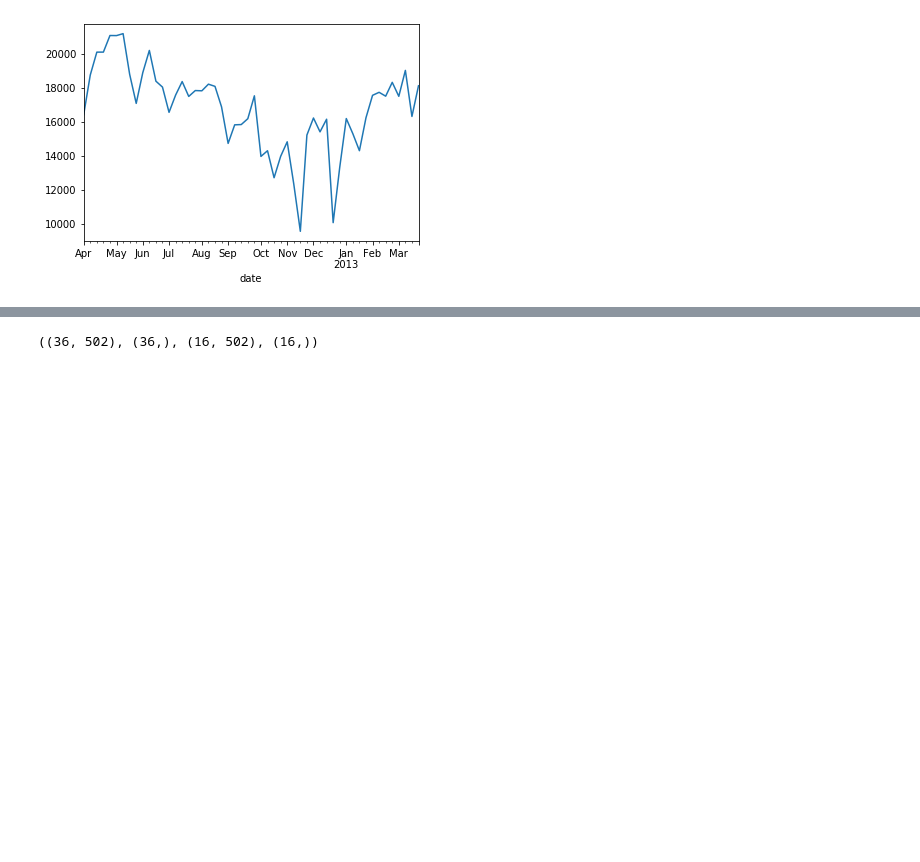
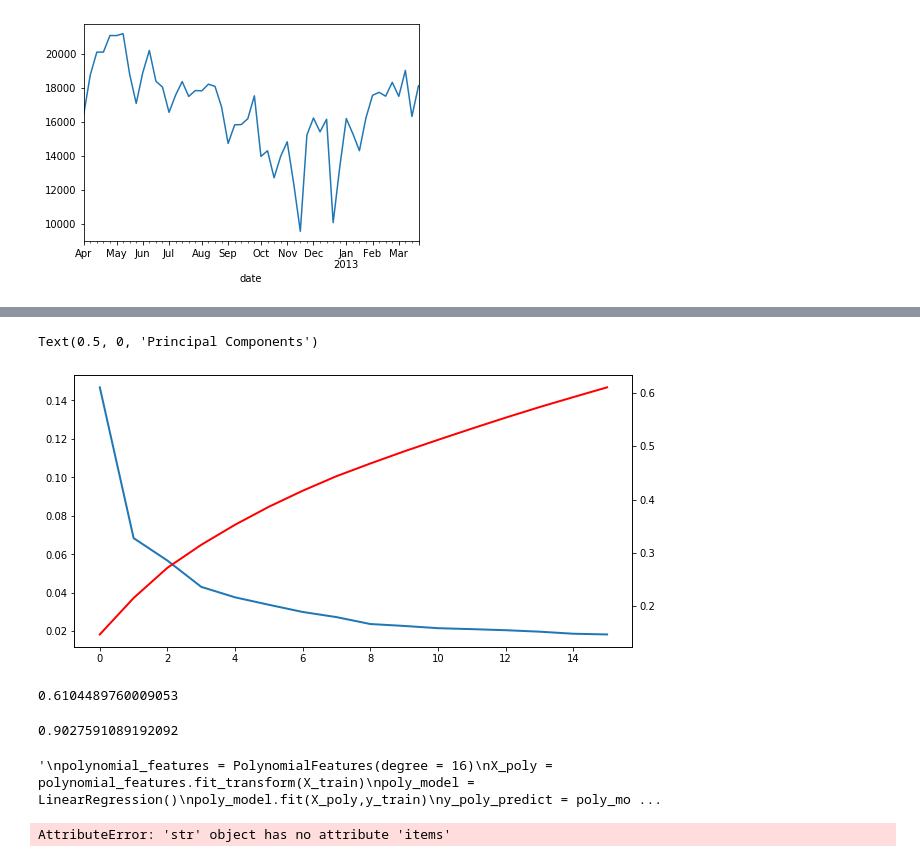
Before and after one commit to alwynpinto/Springboard, a Jupyter notebook: SandWiches.ipynb, the cells around one changed output, grey strips where cells are left out. Saved outputs shown, nothing was run; the diff lists cells and outputs as text; code cells hidden in the pictures; blank space fills up the shorter version.

```diff
--- a/SandWiches.ipynb
+++ b/SandWiches.ipynb
@@ -231,16 +298,71 @@ df_copy_week_description_corritems
+# %%
+# to be run with pca. n_components = 'None' to find out how many n_components  need to be run
+# In any case we can use only 16 components
+
+
+plt.figure(figsize= (10,5))
+ax1 = plt.subplot(111)
+ax2 = ax1.twinx()
+ax1.plot(pca.explained_variance_ratio_[:500], linewidth = 2)
+ax2.plot(pca.explained_variance_ratio_.cumsum()[:300], linewidth = 2, color = 'r')
+plt.xlabel('Principal Components')
+# %% [output]
+Text(0.5, 0, 'Principal Components')
+[figure, added]
+# %%
+pca.explained_variance_ratio_.sum()
+# %% [output]
+0.6104489760009053
+# %%
+#Train Test Split with DATA for SCALED DATA only with no PCA dimension reduction since LR and RFR
+# do not work with scaled PCA transformed data.
+
+scaler = StandardScaler()
+X_scaled = scaler.fit_transform(X)
+
+X_train, X_test, y_train, y_test = train_test_split(X_scaled, y, test_size=0.30, random_state=42)
+X_train.shape,y_train.shape,X_test.shape, y_test.shape
+
+
+
+# Run Linear Regression ########################
+lr_model = LinearRegression()
+lr_model.fit(X_train , y_train)
+y_lr_pred = lr_model.predict(X_test)
+r2_score(y_test , y_lr_pred)
+# %% [output]
+0.9027591089192092
+# %%
+# Run polynomial regression
+
+X_train, X_test, y_train, y_test = train_test_split(X_scaled, y, test_size=0.30, random_state=42)
+X_train.shape,y_train.shape,X_test.shape, y_test.shape
+
+'''
+polynomial_features = PolynomialFeatures(degree = 16)
+X_poly = polynomial_features.fit_transform(X_train)
+poly_model = LinearRegression()
+poly_model.fit(X_poly,y_train)
+y_poly_predict = poly_model.predict(X_test)
+poly_model.score(X_test , y_test)
+'''
+# %% [output]
+'\npolynomial_features = PolynomialFeatures(degree = 16)\nX_poly = polynomial_features.fit_transform(X_train)\npoly_model = LinearRegression()\npoly_model.fit(X_poly,y_train)\ny_poly_predict = poly_mo ...
 # %%
-# Define your dependent variables and target variable
-df_copy_week_description.reset_index().drop('date',axis=1,inplace = True)
-X = df_copy_week_description.loc[:,df_copy_week_description.columns != 'sales']
-y = df_copy_week_description.sales
-
-# Scale the data.
+# Try Feature hashing for feature extraction.....
+'''
 scaler = StandardScaler()
 X_scaled = scaler.fit_transform(X)
 
 
-#split data into Train and test after scaling data.
-X_train, X_test, y_train, y_test = train_test_split(X_scaled, y, test_size=0.30, random_state=42)
+
+'''
+X_train, X_test, y_train, y_test = train_test_split(X, y, test_size=0.30, random_state=42)
 X_train.shape,y_train.shape,X_test.shape, y_test.shape
+
+from sklearn.feature_extraction import FeatureHasher
+hasher = FeatureHasher(n_features = 16)
+f = hasher.transform(X_train)
+f
 # %% [output]
-((36, 502), (36,), (16, 502), (16,))
+AttributeError: 'str' object has no attribute 'items'
```
Also changed, not shown: parts of 31 cells of this notebook.
